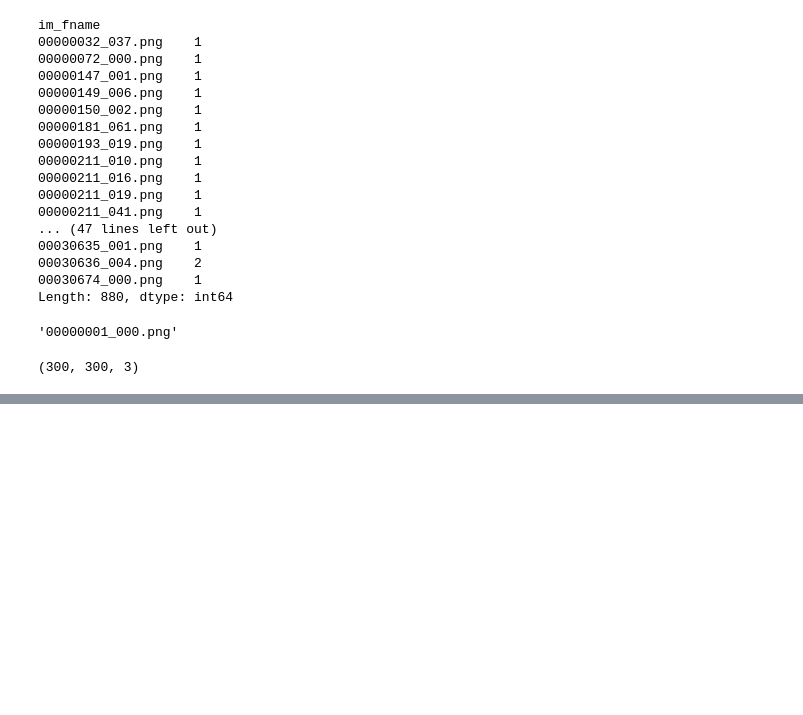
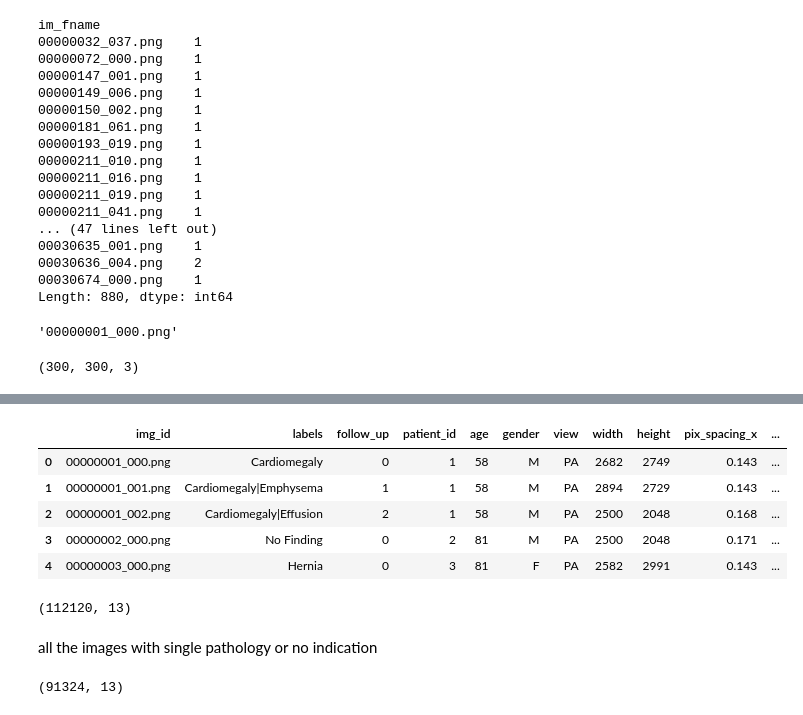
Before and after one commit to shik3519/deep-learning, a Jupyter notebook: isazi/data-preprocessing.ipynb, the cells around one changed output, grey strips where cells are left out. Drawn from its saved outputs; the diff is of its cells as text; code cells hidden in the pictures; blank space fills up the shorter version.

```diff
--- a/isazi/data-preprocessing.ipynb
+++ b/isazi/data-preprocessing.ipynb
@@ -150,0 +284,11 @@ img.shape
+# %%
+labels = labels.assign(labels_cnt = labels['labels_split'].apply(lambda x: len(x)))
+# %%
+labels.head()
+# %% [output]
+|  | img_id | labels | follow_up | patient_id | age | gender | view | width | height | pix_spacing_x | ... |
+| 0 | 00000001_000.png | Cardiomegaly | 0 | 1 | 58 | M | PA | 2682 | 2749 | 0.143 | ... |
+| 1 | 00000001_001.png | Cardiomegaly|Emphysema | 1 | 1 | 58 | M | PA | 2894 | 2729 | 0.143 | ... |
+| 2 | 00000001_002.png | Cardiomegaly|Effusion | 2 | 1 | 58 | M | PA | 2500 | 2048 | 0.168 | ... |
+| 3 | 00000002_000.png | No Finding | 0 | 2 | 81 | M | PA | 2500 | 2048 | 0.171 | ... |
+| 4 | 00000003_000.png | Hernia | 0 | 3 | 81 | F | PA | 2582 | 2991 | 0.143 | ... |
@@ -150,0 +297,6 @@ img.shape
+# %%
+labels.shape
+# %% [output]
+(112120, 13)
+# %% [markdown]
+all the images with single pathology or no indication
@@ -150,0 +305,4 @@ img.shape
+# %%
+labels_one.shape
+# %% [output]
+(91324, 13)
```
Also changed, not shown: parts of 51 cells of this notebook, 1 other file.
